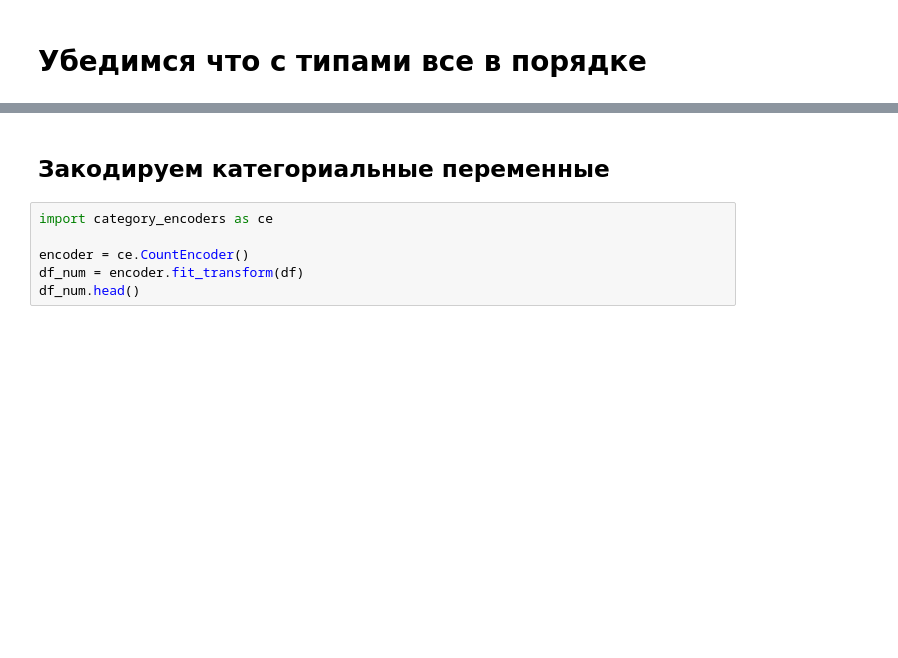
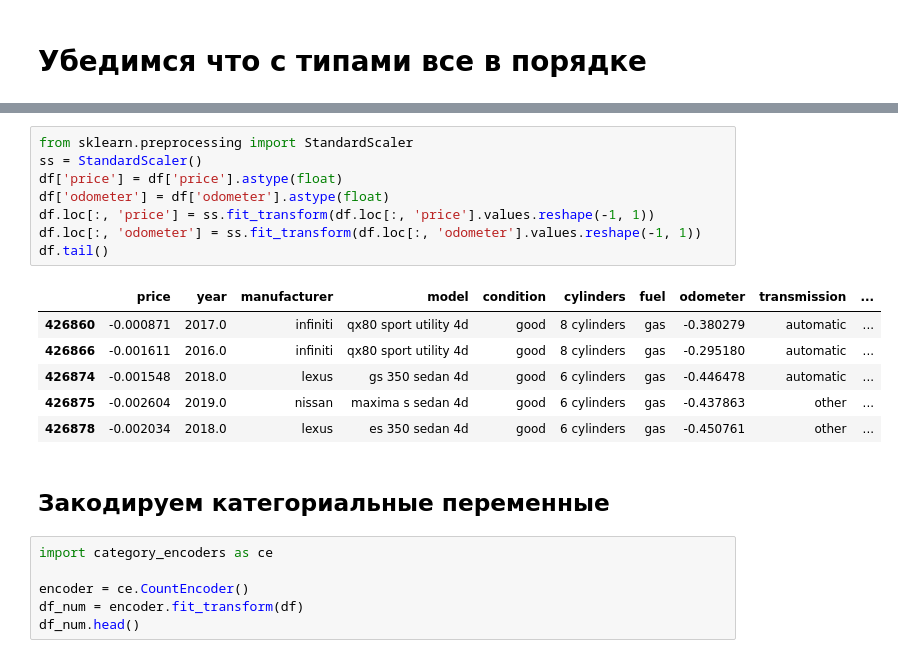
Before and after one commit to UnicornTowa/dataset-AI, a Jupyter notebook: main.ipynb, the cells around one changed output, grey strips where cells are left out. Saved outputs shown, nothing was run; the diff lists cells and outputs as text; blank space fills up the shorter version.

```diff
--- a/main.ipynb
+++ b/main.ipynb
@@ -232,3 +244,18 @@ memory usage: 26.8+ MB
+# %%
+from sklearn.preprocessing import StandardScaler
+ss = StandardScaler()
+df['price'] = df['price'].astype(float)
+df['odometer'] = df['odometer'].astype(float)
+df.loc[:, 'price'] = ss.fit_transform(df.loc[:, 'price'].values.reshape(-1, 1))
+df.loc[:, 'odometer'] = ss.fit_transform(df.loc[:, 'odometer'].values.reshape(-1, 1))
+df.tail()
+# %% [output]
+|  | price | year | manufacturer | model | condition | cylinders | fuel | odometer | transmission | ... |
+| 426860 | -0.000871 | 2017.0 | infiniti | qx80 sport utility 4d | good | 8 cylinders | gas | -0.380279 | automatic | ... |
+| 426866 | -0.001611 | 2016.0 | infiniti | qx80 sport utility 4d | good | 8 cylinders | gas | -0.295180 | automatic | ... |
+| 426874 | -0.001548 | 2018.0 | lexus | gs 350 sedan 4d | good | 6 cylinders | gas | -0.446478 | automatic | ... |
+| 426875 | -0.002604 | 2019.0 | nissan | maxima s sedan 4d | good | 6 cylinders | gas | -0.437863 | other | ... |
+| 426878 | -0.002034 | 2018.0 | lexus | es 350 sedan 4d | good | 6 cylinders | gas | -0.450761 | other | ... |
 # %% [markdown]
 ## Закодируем категориальные переменные
 # %%
```
Also changed, not shown: parts of 24 cells of this notebook, 1 other file.
